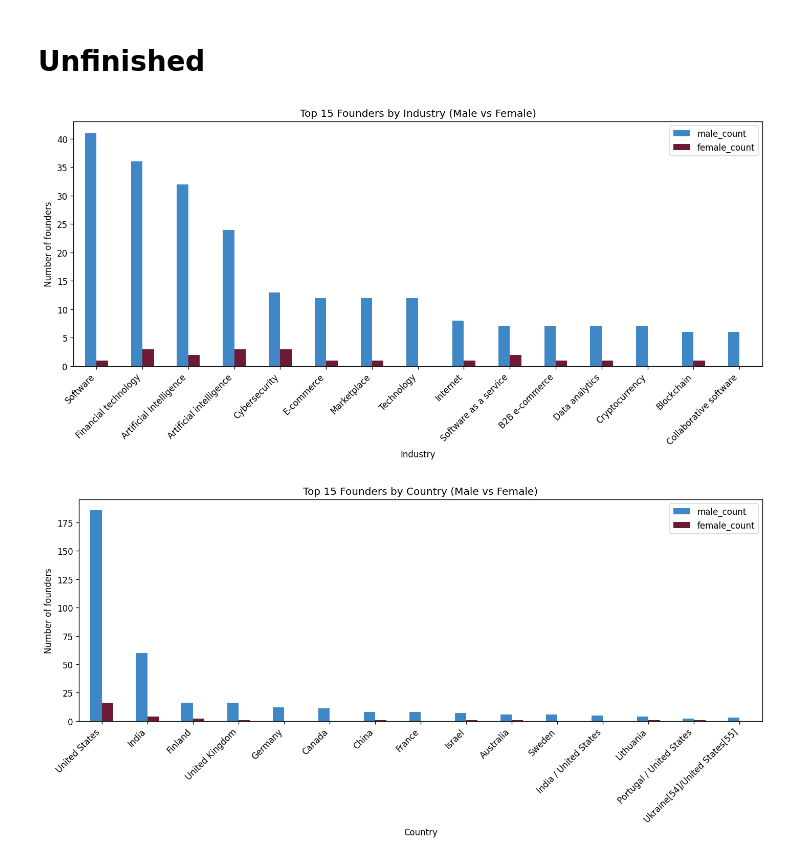
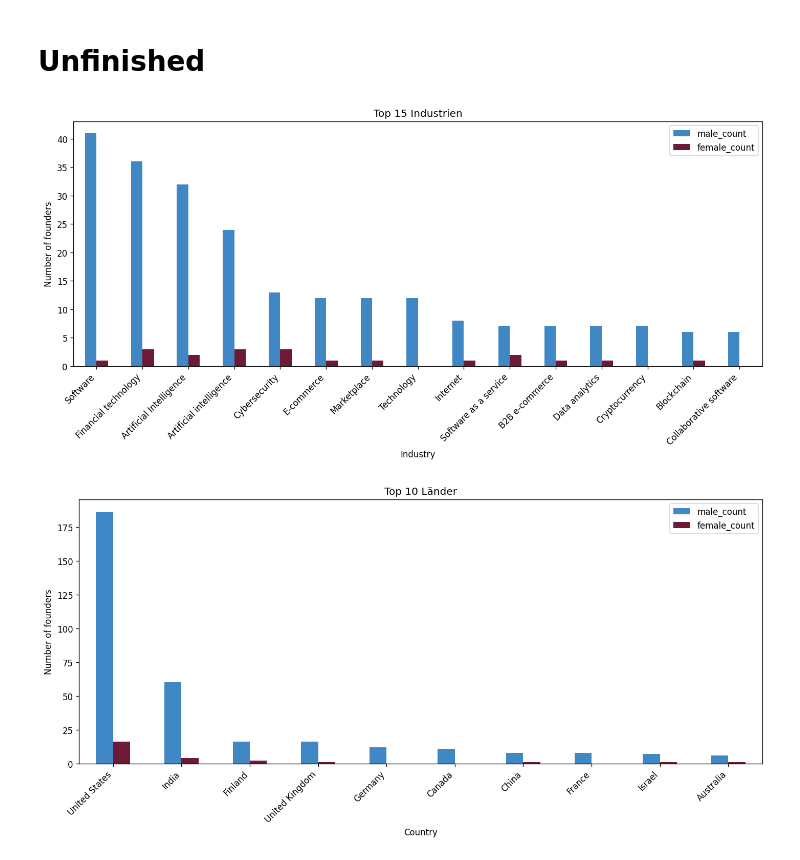
Before and after one commit to viktorpantushev/gender-aspekte-bei-unicorns, a Jupyter notebook: gender_aspekte_bei_unicorns.ipynb, the cells around one changed output. Saved outputs shown, nothing was run; the diff lists cells and outputs as text; code cells hidden in the pictures.

```diff
--- a/gender_aspekte_bei_unicorns.ipynb
+++ b/gender_aspekte_bei_unicorns.ipynb
@@ -340,11 +340,11 @@ ax = top15[["male_count", "female_count"]].plot(
 plt.xticks(rotation=45, ha="right")
 plt.xlabel("Industry")
 plt.ylabel("Number of founders")
-plt.title("Top 15 Founders by Industry (Male vs Female)")
+plt.title("Top 15 Industrien")
 plt.tight_layout()
 plt.show()
 # %% [output]
-[figure, old version]
+[figure, new version]
 # %%
 import pandas as pd
 import matplotlib.pyplot as plt
@@ -354,33 +354,33 @@ import re
 
 s = df["Founder_Genders"].fillna("").astype(str)
 
 def count_genders(x):
     x = str(x).lower()
     males = len(re.findall(r'\bmale\b', x))
     females = len(re.findall(r'\bfemale\b', x))
     return pd.Series({"male_count": males, "female_count": females})
 
 df[["male_count", "female_count"]] = s.apply(count_genders)
 
 # Top 15 countries by total founders (male+female)
 agg = df.groupby("Country/countries")[["male_count", "female_count"]].sum()
-top15 = agg.assign(total=agg["male_count"] + agg["female_count"]).sort_values("total", ascending=False).head(15)
+top15 = agg.assign(total=agg["male_count"] + agg["female_count"]).sort_values("total", ascending=False).head(10)
 
 # Colors
 colors = ["#3F88C5", "#6D1A36"]  # male, female
 
 # Plot grouped bar
 top15[["male_count", "female_count"]].plot(
     kind="bar",
     figsize=(12, 6),
     color=colors
 )
 
 plt.xticks(rotation=45, ha="right")
 plt.xlabel("Country")
 plt.ylabel("Number of founders")
-plt.title("Top 15 Founders by Country (Male vs Female)")
+plt.title("Top 10 Länder")
 plt.tight_layout()
 plt.show()
 # %% [output]
-[figure, old version]
+[figure, new version]
```
Also changed, not shown: 44 other files.
